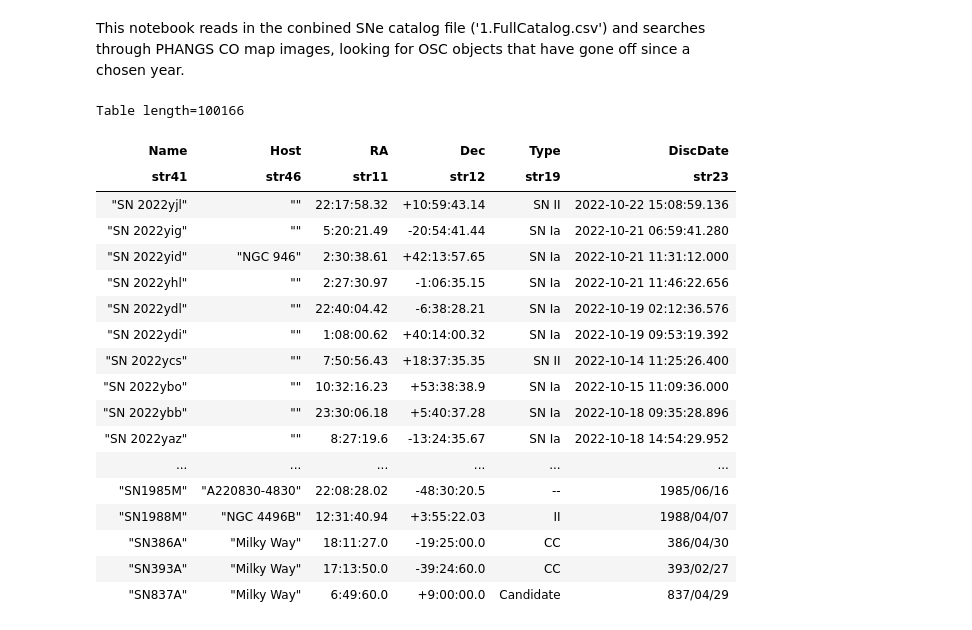
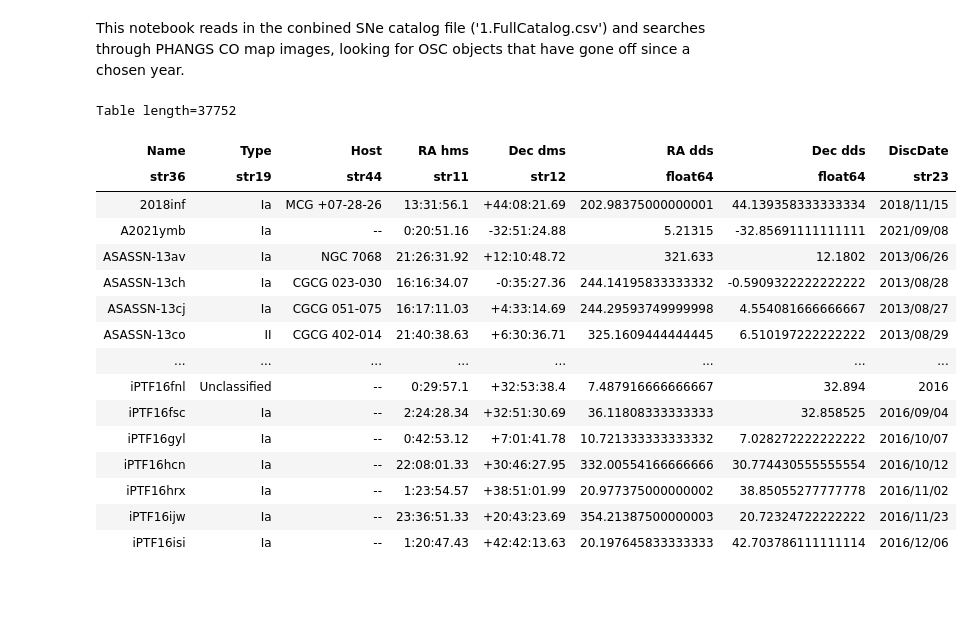
Before and after one commit to NessMayker/PHANGS_SNe, a Jupyter notebook: Code/2a.FindRecentSNe.ipynb, the cells around one changed output. Saved outputs shown, nothing was run; the diff lists cells and outputs as text; code cells hidden in the pictures; blank space fills up the shorter version.

Commit message:
Updated SN Catalog

```diff
--- a/Code/2a.FindRecentSNe.ipynb
+++ b/Code/2a.FindRecentSNe.ipynb
@@ -21,29 +21,27 @@ PREVIOUS_YEAR = "2018"
 FUTURE_YEAR = "2023"
 CUTOFF_YEAR = "2019"
 # %%
-FullCat = '/home/maykerchen.1/Desktop/PHANGS_SNe/Data/1.FullCatalog.csv'
+FullCat = '../Data/1.FullCatalog.csv'
 SNTable = Table.read(FullCat, format='csv')
 SNTable
 # %% [output]
-Table length=100166
+Table length=37752
-| Name | Host | RA | Dec | Type | DiscDate |
-| str41 | str46 | str11 | str12 | str19 | str23 |
-| "SN 2022yjl" | "" | 22:17:58.32 | +10:59:43.14 | SN II | 2022-10-22 15:08:59.136 |
-| "SN 2022yig" | "" | 5:20:21.49 | -20:54:41.44 | SN Ia | 2022-10-21 06:59:41.280 |
-| "SN 2022yid" | "NGC 946" | 2:30:38.61 | +42:13:57.65 | SN Ia | 2022-10-21 11:31:12.000 |
-| "SN 2022yhl" | "" | 2:27:30.97 | -1:06:35.15 | SN Ia | 2022-10-21 11:46:22.656 |
-| "SN 2022ydl" | "" | 22:40:04.42 | -6:38:28.21 | SN Ia | 2022-10-19 02:12:36.576 |
-| "SN 2022ydi" | "" | 1:08:00.62 | +40:14:00.32 | SN Ia | 2022-10-19 09:53:19.392 |
-| "SN 2022ycs" | "" | 7:50:56.43 | +18:37:35.35 | SN II | 2022-10-14 11:25:26.400 |
-| "SN 2022ybo" | "" | 10:32:16.23 | +53:38:38.9 | SN Ia | 2022-10-15 11:09:36.000 |
-| "SN 2022ybb" | "" | 23:30:06.18 | +5:40:37.28 | SN Ia | 2022-10-18 09:35:28.896 |
-| "SN 2022yaz" | "" | 8:27:19.6 | -13:24:35.67 | SN Ia | 2022-10-18 14:54:29.952 |
-| ... | ... | ... | ... | ... | ... |
-| "SN1985M" | "A220830-4830" | 22:08:28.02 | -48:30:20.5 | -- | 1985/06/16 |
-| "SN1988M" | "NGC 4496B" | 12:31:40.94 | +3:55:22.03 | II | 1988/04/07 |
-| "SN386A" | "Milky Way" | 18:11:27.0 | -19:25:00.0 | CC | 386/04/30 |
-| "SN393A" | "Milky Way" | 17:13:50.0 | -39:24:60.0 | CC | 393/02/27 |
-| "SN837A" | "Milky Way" | 6:49:60.0 | +9:00:00.0 | Candidate | 837/04/29 |
+| Name | Type | Host | RA hms | Dec dms | RA dds | Dec dds | DiscDate |
+| str36 | str19 | str44 | str11 | str12 | float64 | float64 | str23 |
+| 2018inf | Ia | MCG +07-28-26 | 13:31:56.1 | +44:08:21.69 | 202.98375000000001 | 44.139358333333334 | 2018/11/15 |
+| A2021ymb | Ia | -- | 0:20:51.16 | -32:51:24.88 | 5.21315 | -32.85691111111111 | 2021/09/08 |
+| ASASSN-13av | Ia | NGC 7068 | 21:26:31.92 | +12:10:48.72 | 321.633 | 12.1802 | 2013/06/26 |
+| ASASSN-13ch | Ia | CGCG 023-030 | 16:16:34.07 | -0:35:27.36 | 244.14195833333332 | -0.5909322222222222 | 2013/08/28 |
+| ASASSN-13cj | Ia | CGCG 051-075 | 16:17:11.03 | +4:33:14.69 | 244.29593749999998 | 4.554081666666667 | 2013/08/27 |
+| ASASSN-13co | II | CGCG 402-014 | 21:40:38.63 | +6:30:36.71 | 325.1609444444445 | 6.510197222222222 | 2013/08/29 |
+| ... | ... | ... | ... | ... | ... | ... | ... |
+| iPTF16fnl | Unclassified | -- | 0:29:57.1 | +32:53:38.4 | 7.487916666666667 | 32.894 | 2016 |
+| iPTF16fsc | Ia | -- | 2:24:28.34 | +32:51:30.69 | 36.11808333333333 | 32.858525 | 2016/09/04 |
+| iPTF16gyl | Ia | -- | 0:42:53.12 | +7:01:41.78 | 10.721333333333332 | 7.028272222222222 | 2016/10/07 |
+| iPTF16hcn | Ia | -- | 22:08:01.33 | +30:46:27.95 | 332.00554166666666 | 30.774430555555554 | 2016/10/12 |
+| iPTF16hrx | Ia | -- | 1:23:54.57 | +38:51:01.99 | 20.977375000000002 | 38.85055277777778 | 2016/11/02 |
+| iPTF16ijw | Ia | -- | 23:36:51.33 | +20:43:23.69 | 354.21387500000003 | 20.72324722222222 | 2016/11/23 |
+| iPTF16isi | Ia | -- | 1:20:47.43 | +42:42:13.63 | 20.197645833333333 | 42.703786111111114 | 2016/12/06 |
 # %%
 # shorten DiscDate column to only have year
 
```
Also changed, not shown: parts of 1 cell of this notebook, 14 other files.
